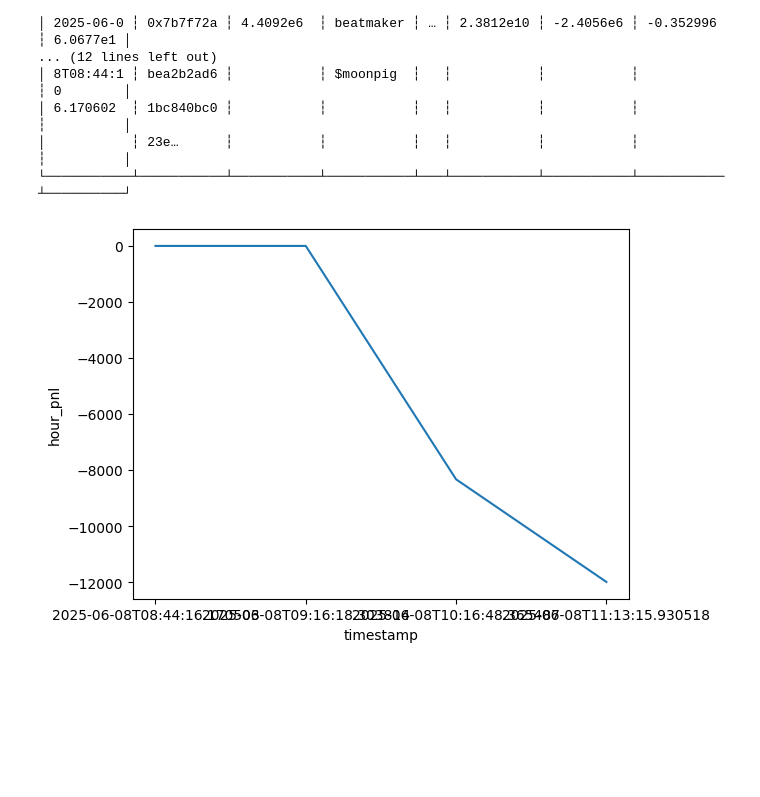
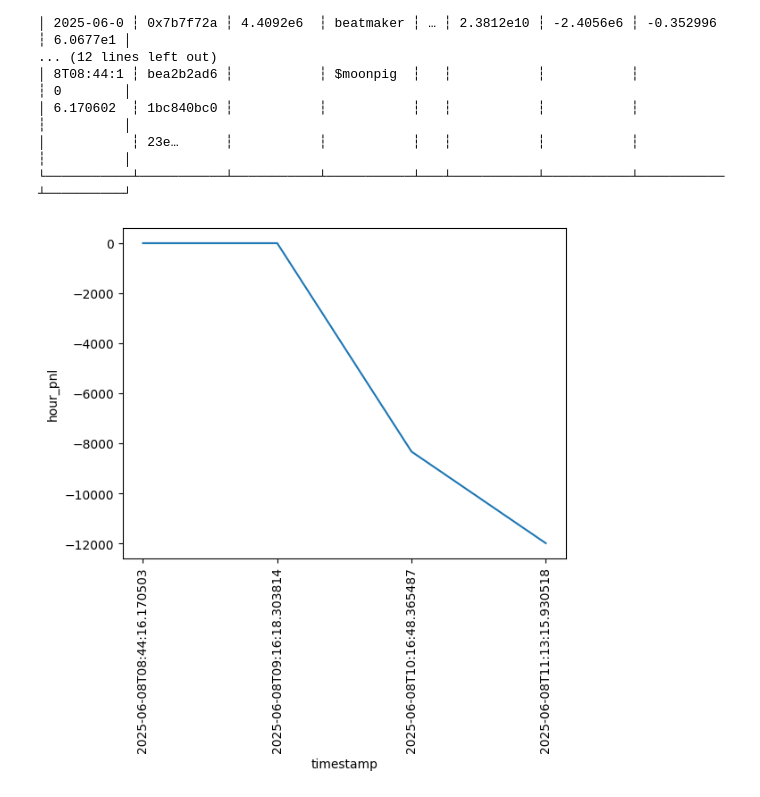
Before and after one commit to HikaGenji/hl-dl, a Jupyter notebook: notebooks/sample_query.ipynb, the cells around one changed output. Cells and saved outputs as stored; diff of their text form; code cells hidden in the pictures; blank space fills up the shorter version.

```diff
--- a/notebooks/sample_query.ipynb
+++ b/notebooks/sample_query.ipynb
@@ -39,12 +39,13 @@ shape: (5, 17)
 # %%
 user = '0x162cc7c861ebd0c06b3d72319201150482518185'
 p = result.filter(pl.col('ethAddress')==user).select('timestamp', pl.col('day_pnl')).\
            with_columns(pl.col('day_pnl').sub(pl.col('day_pnl').first()).fill_null(0).alias('hour_pnl'))
 sns.lineplot(
     data=p,
     x="timestamp",
     y="hour_pnl"
 )
+plt.xticks(rotation=90)
 plt.show()
 # %% [output]
-[figure, old version]
+[figure, new version]
```
